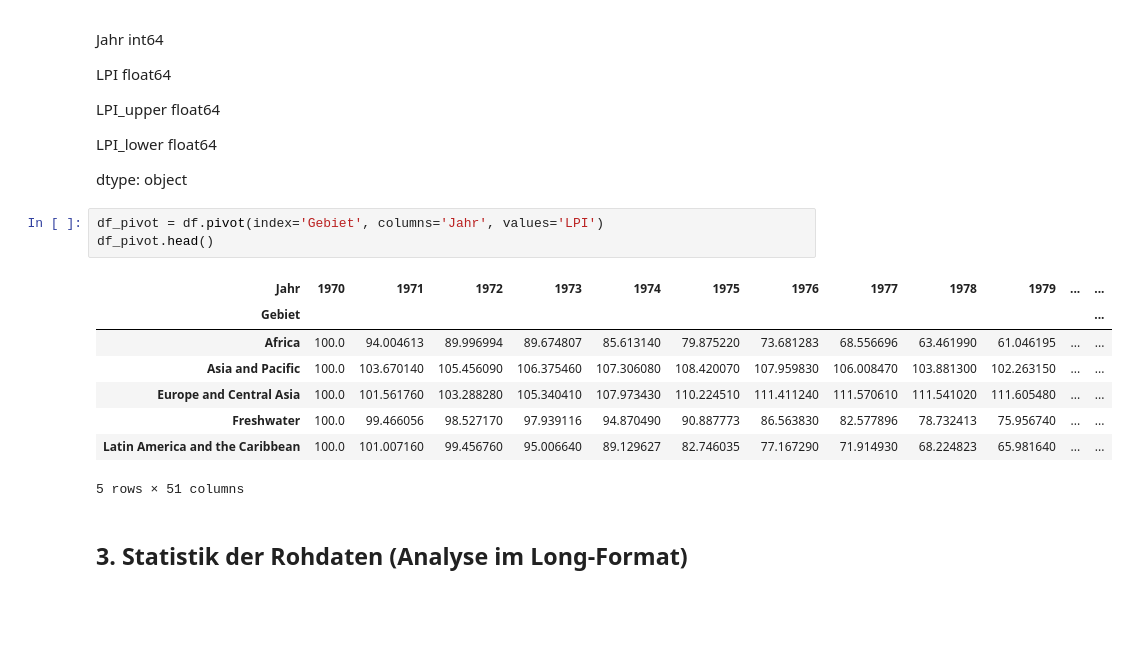
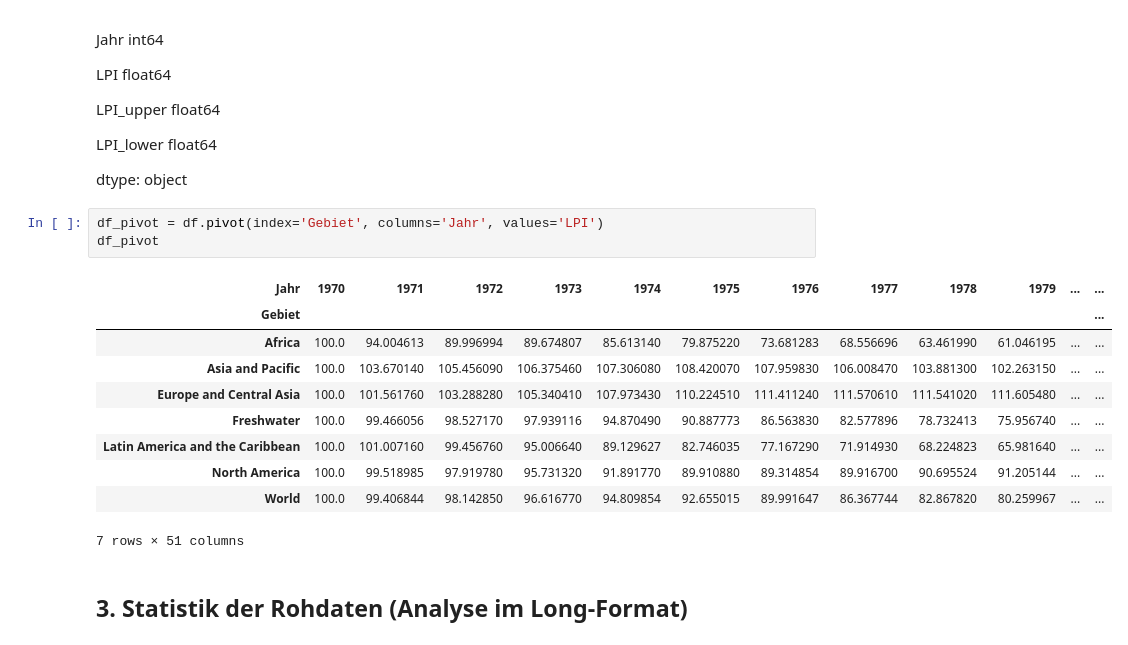
Before and after one commit to WandaSchneid/Leistungsnachweis-2-Informatik, a Jupyter notebook: Leistungsnachweis LIP 11.12.ipynb, the cells around one changed output. Drawn from its saved outputs; the diff is of its cells as text; blank space fills up the shorter version.

```diff
--- a/Leistungsnachweis LIP 11.12.ipynb
+++ b/Leistungsnachweis LIP 11.12.ipynb
@@ -62,16 +69,18 @@ LPI_lower    float64
 dtype: object
 # %%
 df_pivot = df.pivot(index='Gebiet', columns='Jahr', values='LPI')
-df_pivot.head()
+df_pivot
 # %% [output]
 | Jahr | 1970 | 1971 | 1972 | 1973 | 1974 | 1975 | 1976 | 1977 | 1978 | 1979 | ... | ... |
 | Gebiet |  |  |  |  |  |  |  |  |  |  |  | ... |
 | Africa | 100.0 | 94.004613 | 89.996994 | 89.674807 | 85.613140 | 79.875220 | 73.681283 | 68.556696 | 63.461990 | 61.046195 | ... | ... |
 | Asia and Pacific | 100.0 | 103.670140 | 105.456090 | 106.375460 | 107.306080 | 108.420070 | 107.959830 | 106.008470 | 103.881300 | 102.263150 | ... | ... |
 | Europe and Central Asia | 100.0 | 101.561760 | 103.288280 | 105.340410 | 107.973430 | 110.224510 | 111.411240 | 111.570610 | 111.541020 | 111.605480 | ... | ... |
 | Freshwater | 100.0 | 99.466056 | 98.527170 | 97.939116 | 94.870490 | 90.887773 | 86.563830 | 82.577896 | 78.732413 | 75.956740 | ... | ... |
 | Latin America and the Caribbean | 100.0 | 101.007160 | 99.456760 | 95.006640 | 89.129627 | 82.746035 | 77.167290 | 71.914930 | 68.224823 | 65.981640 | ... | ... |
+| North America | 100.0 | 99.518985 | 97.919780 | 95.731320 | 91.891770 | 89.910880 | 89.314854 | 89.916700 | 90.695524 | 91.205144 | ... | ... |
+| World | 100.0 | 99.406844 | 98.142850 | 96.616770 | 94.809854 | 92.655015 | 89.991647 | 86.367744 | 82.867820 | 80.259967 | ... | ... |
-5 rows × 51 columns
+7 rows × 51 columns
 # %% [markdown]
 ## 3. Statistik der Rohdaten (Analyse im Long-Format)
 # %% [markdown]
```
Also changed, not shown: parts of 1 cell of this notebook.
